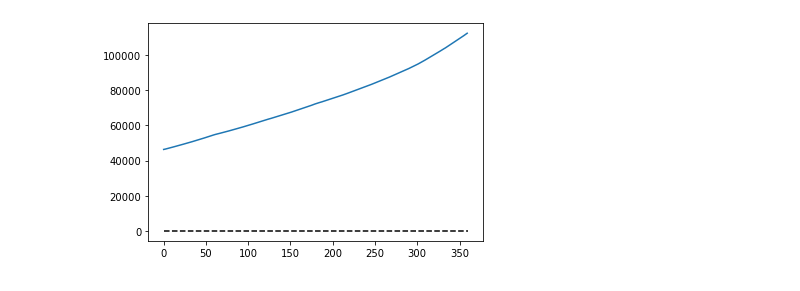
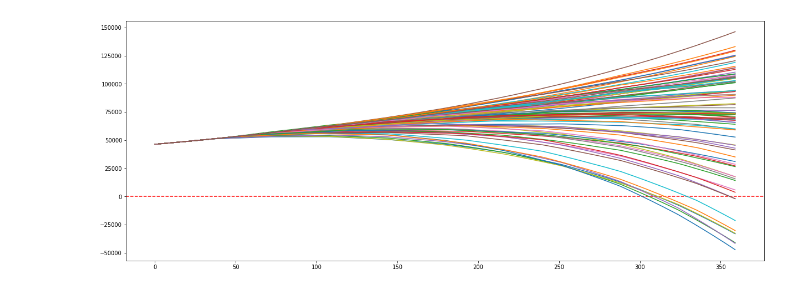
Before and after one commit to lvassor/student_finance_simulation, a Jupyter notebook: notebooks/payoffSimulation.ipynb, the cells around one changed output. Cells and saved outputs as stored; diff of their text form; code cells hidden in the pictures.

Commit message:
plot done, need monte carlo style with multiple rounds

```diff
--- a/notebooks/payoffSimulation.ipynb
+++ b/notebooks/payoffSimulation.ipynb
@@ -219,22 +207,24 @@ cumulativeList = simulateLifetimeEarnings(grossSalaryPA = 35000,
                                           frequency = 5,
                                           mean_salary_increase = 3000,
                                           mean_salary_sd = 2500)
-# %%
-plt.plot(cumulativeList)
-plt.hlines(y=0, xmin=0, xmax=len(cumulativeList), linestyle = '--')
-plt.show()
-# %% [output]
-[figure, removed]
 # %%
+fig = plt.figure(figsize=(16,6))
+ax = fig.add_axes([0,0,1,1])
+plt.axhline(y = 0, color = 'r', linestyle = '--')
 salary_increases = np.arange(3000,11000,500)
 salary_increases_frequency = np.arange(3,9,1)
 trajectories = np.zeros((len(salary_increases),len(salary_increases_frequency)))
 for i in range(len(salary_increases)):
     for j in range(len(salary_increases_frequency)):
-        trajectories[i,j] = simulateLifetimeEarnings(grossSalaryPA = 35000,
+        sim = simulateLifetimeEarnings(grossSalaryPA = 35000,
                                 N = 30,
                                 principal = graduateAmount(simEnd = "employment", employmentStart = "2019-10-07", myPayments = myPayments),
                                 employment_start = "2019-10-07",
                                 frequency = salary_increases_frequency[j],
                                 mean_salary_increase = salary_increases[i],
                                 mean_salary_sd = 2500)
+        trajectories[i,j] = sim[-1]
+
+        ax.plot(sim)
+# %% [output]
+[figure, added]
```
Also changed, not shown: parts of 5 cells of this notebook, 3 other files.
